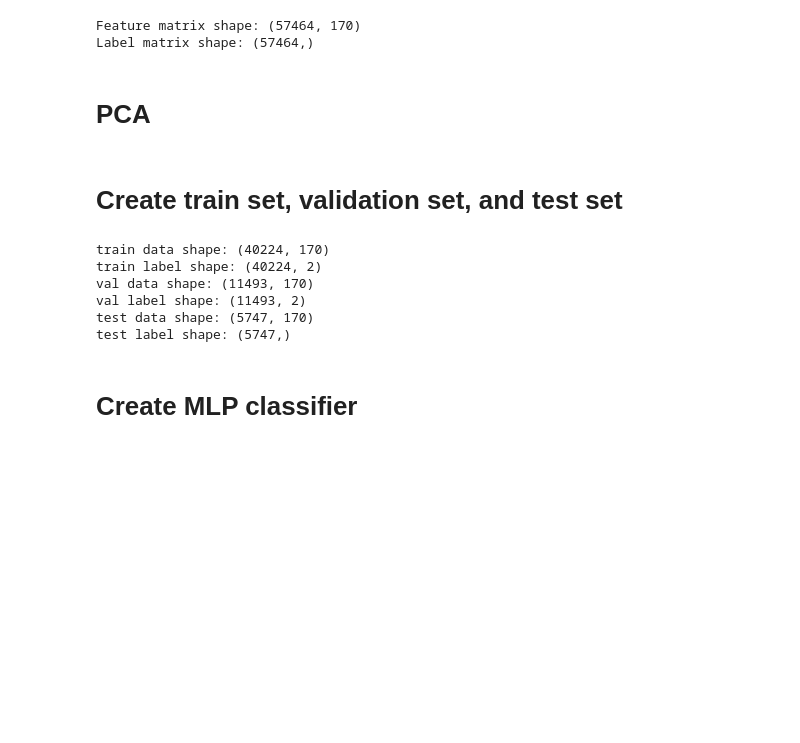
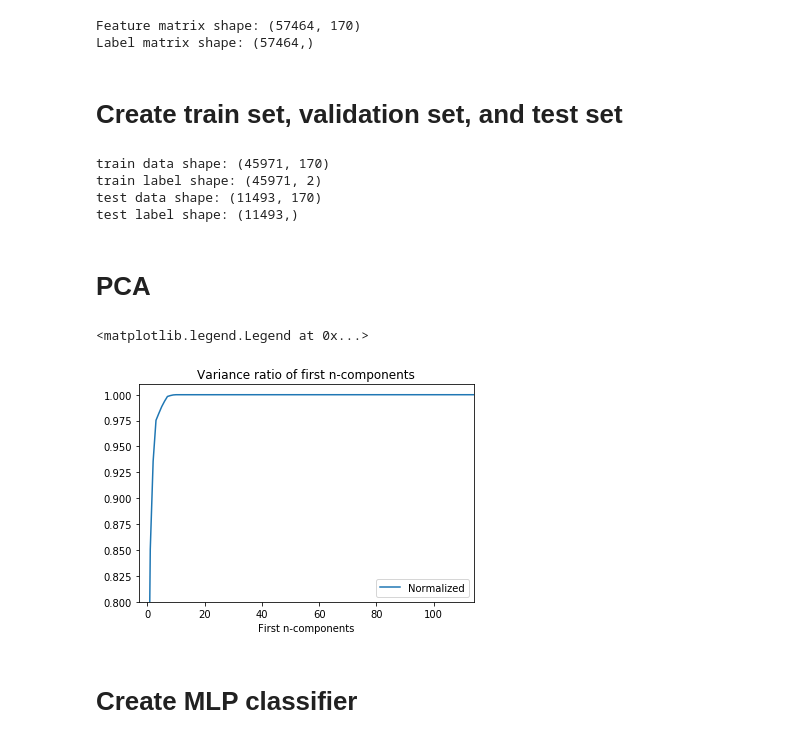
Before and after one commit to nesl/WorkDeskProximityDetection, a Jupyter notebook: src/DNN_baseline.ipynb, the cells around one changed output. Cells and saved outputs as stored; diff of their text form; code cells hidden in the pictures; blank space fills up the shorter version.

```diff
--- a/src/DNN_baseline.ipynb
+++ b/src/DNN_baseline.ipynb
@@ -44,63 +44,52 @@ print('Label matrix shape:', new_labels.shape)
 # %% [output]
 Feature matrix shape: (57464, 170)
 Label matrix shape: (57464,)
+# %% [markdown]
+# Create train set, validation set, and test set
+# %%
+num_classes = 2
+split_idx = int(new_features.shape[0] * 0.80)
+
+X_train = new_features[:split_idx]
+Y_train = new_labels[:split_idx]
+
+X_test = new_features[split_idx:]
+Y_test = new_labels[split_idx:]
+
+Y_train = keras.utils.to_categorical(Y_train, num_classes)
+#Y_val = keras.utils.to_categorical(Y_val, num_classes)
+
+print('train data shape:', X_train.shape)
+print('train label shape:', Y_train.shape)
+#print('val data shape:', X_val.shape)
+#print('val label shape:', Y_val.shape)
+print('test data shape:', X_test.shape)
+print('test label shape:', Y_test.shape)
+# %% [output]
+train data shape: (45971, 170)
+train label shape: (45971, 2)
+test data shape: (11493, 170)
+test label shape: (11493,)
 # %% [markdown]
 # PCA
 # %%
-from sklearn.decomposition import PCA
-from sklearn.model_selection import train_test_split
+
 
 #25% of the data is reserved for testing. This is done for the normalized matrix as well.
-feat_train, feat_test, lbl_train, lbl_test = train_test_split(feat_matrix, lbl_vector, test_size=0.25, random_state=42)
-scale_feat_train, scale_feat_test, scale_lbl_train, scale_lbl_test = train_test_split(scale_feat_matrix, lbl_vector, test_size=0.25, random_state=42)
-
-#PCA is applied with every component so the variance ratio can be graphed.
-pca = PCA(n_components=200, svd_solver='randomized', whiten=True).fit(feat_train)
-plt.plot(np.cumsum(pca.explained_variance_ratio_), label='Not normalized')
+#feat_train, feat_test, lbl_train, lbl_test = train_test_split(feat_matrix, lbl_vector, test_size=0.25, random_state=42)
+#scale_feat_train, scale_feat_test, scale_lbl_train, scale_lbl_test = train_test_split(scale_feat_matrix, lbl_vector, test_size=0.25, random_state=42)
 
 
 #PCA is applied to the normalized matrix so it can be compared to the standard matrix in a graph.
-pca_norm = PCA(n_components=200, svd_solver='randomized', whiten=True).fit(scale_feat_train)
+pca_norm = PCA(n_components=170, svd_solver='randomized', whiten=True).fit(X_train)
 plt.plot(np.cumsum(pca_norm.explained_variance_ratio_), label='Normalized')
 
 #Labeling the graph.
 plt.xlabel('First n-components')
 plt.title('Variance ratio of first n-components')
 plt.axis([-3, 114, .8, 1.01])
 # plt.axis([0, 111, 1-1e-13, 1+1e-13])
 plt.legend()
+# %% [output]
+<matplotlib.legend.Legend at 0x...>
+[figure, added]
-# %% [markdown]
-# Create train set, validation set, and test set
-# %%
-num_classes = 2
-split_idx0 = int(new_features.shape[0] * 0.70)
-split_idx1 = int(new_features.shape[0] * 0.90)
-
-X_train = new_features[:split_idx0]
-# X_train = new_features[:split_idx]
-Y_train = new_labels[:split_idx0]
-
-X_val = new_features[split_idx0:split_idx1]
-# X_val = new_features[split_idx:]
-Y_val = new_labels[split_idx0:split_idx1]
-
-X_test = new_features[split_idx1:]
-# X_val = new_features[split_idx:]
-Y_test = new_labels[split_idx1:]
-
-Y_train = keras.utils.to_categorical(Y_train, num_classes)
-Y_val = keras.utils.to_categorical(Y_val, num_classes)
-
-print('train data shape:', X_train.shape)
-print('train label shape:', Y_train.shape)
-print('val data shape:', X_val.shape)
-print('val label shape:', Y_val.shape)
-print('test data shape:', X_test.shape)
-print('test label shape:', Y_test.shape)
-# %% [output]
-train data shape: (40224, 170)
-train label shape: (40224, 2)
-val data shape: (11493, 170)
-val label shape: (11493, 2)
-test data shape: (5747, 170)
-test label shape: (5747,)
```
Also changed, not shown: parts of 9 cells of this notebook.
